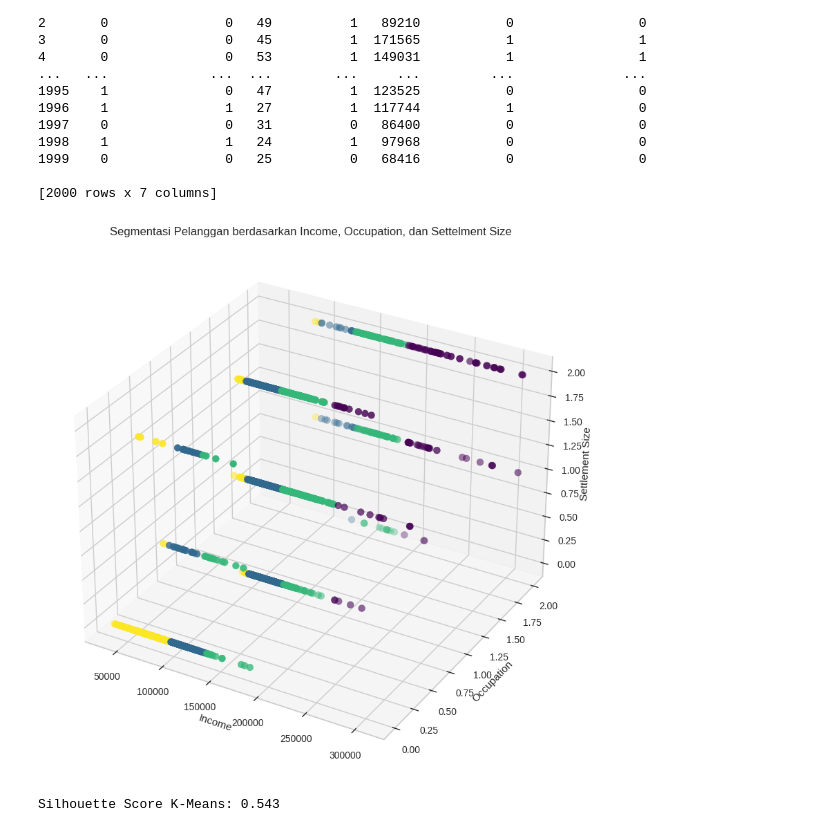
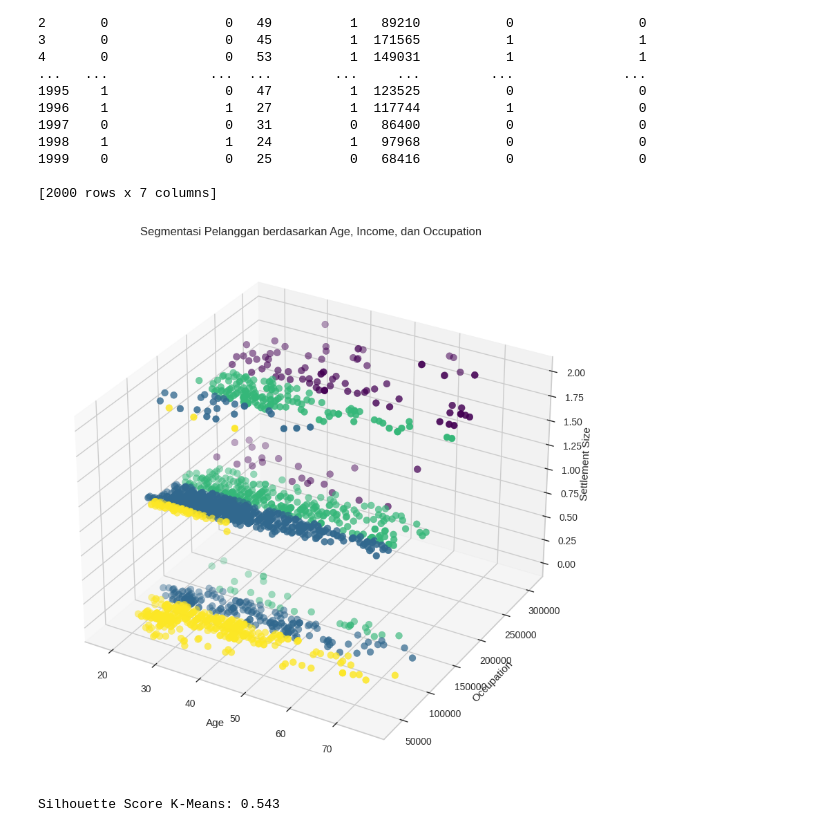
Before and after one commit to alexisngaing/ml-dl-python, a Jupyter notebook: Tugas/tugas-modul-7/TGS5_11407.ipynb, the cells around one changed output. Cells and saved outputs as stored; diff of their text form; code cells hidden in the pictures.

```diff
--- a/Tugas/tugas-modul-7/TGS5_11407.ipynb
+++ b/Tugas/tugas-modul-7/TGS5_11407.ipynb
@@ -121,19 +128,19 @@ print(X_all)
 # %%
 import matplotlib.cm as cm
 
 fig3d = plt.figure(figsize=(10,10))
 ax = fig3d.add_subplot(111, projection='3d')
-ax.scatter(X_all['income'], X_all['occupation'], X_all['settlement_size'], cmap='viridis', c=KM_clusters, s=50)
+ax.scatter(X_all['age'], X_all['income'], X_all['occupation'], cmap='viridis', c=KM_clusters, s=50)
 
-plt.title('Segmentasi Pelanggan berdasarkan Income, Occupation, dan Settelment Size')
-ax.set_xlabel('Income')
+plt.title('Segmentasi Pelanggan berdasarkan Age, Income, dan Occupation')
+ax.set_xlabel('Age')
 ax.set_ylabel('Occupation')
 ax.set_zlabel('Settlement Size')
 plt.show()
 
 print("Silhouette Score K-Means: %0.3f" % silhouette_score(X_all, KM_clusters))
 # %% [output]
-[figure, old version]
+[figure, new version]
 Silhouette Score K-Means: 0.543
 # %%
 # Agglomerative Clustering
```
Also changed, not shown: parts of 8 cells of this notebook, 2 other files.
